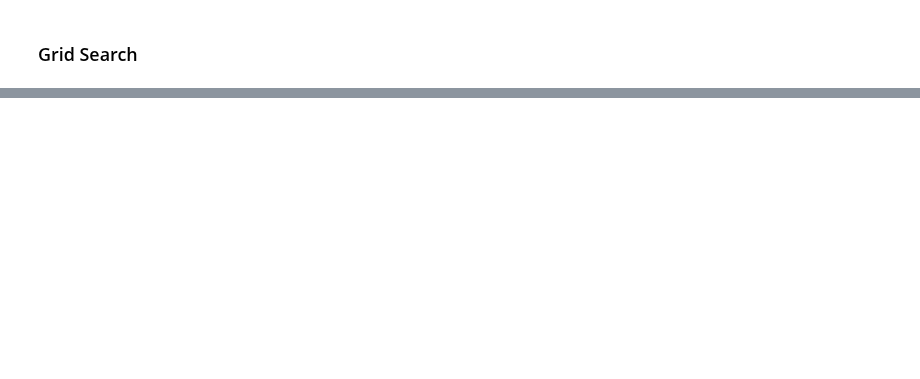
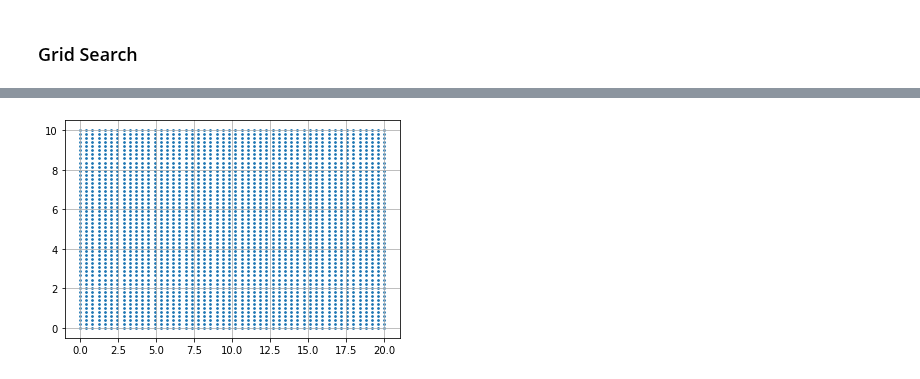
Before and after one commit to PavanChaggar/Bayesian_inference, a Jupyter notebook: python_tutorials/Nonlinear_models.ipynb, the cells around one changed output, grey strips where cells are left out. Drawn from its saved outputs; the diff is of its cells as text; code cells hidden in the pictures; blank space fills up the shorter version.

Commit message:
rewritten grid sampling method to be more understandable...

```diff
--- a/python_tutorials/Nonlinear_models.ipynb
+++ b/python_tutorials/Nonlinear_models.ipynb
@@ -63,0 +58,14 @@ plt.show()
+# %%
+import numpy as np
+import matplotlib.pyplot as plt
+
+a = np.linspace(0,20,50)
+b = np.linspace(0,10,50)
+
+a_n, b_n = np.meshgrid(a, b)
+
+plt.scatter(a_n,b_n, s= 3)
+plt.grid(True)
+plt.show()
+# %% [output]
+[figure, added]
```
Also changed, not shown: parts of 8 cells of this notebook.
